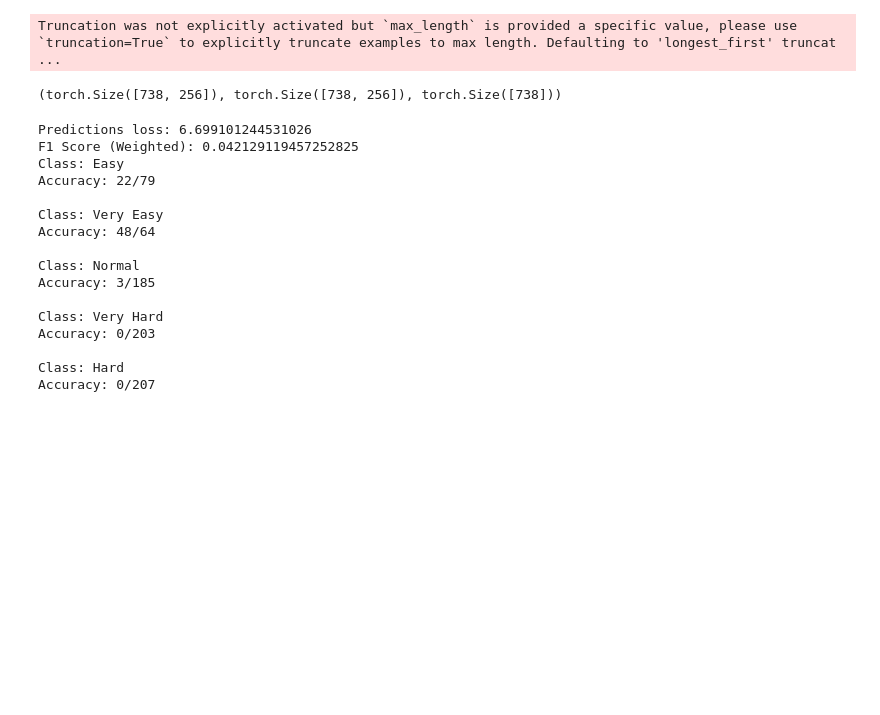
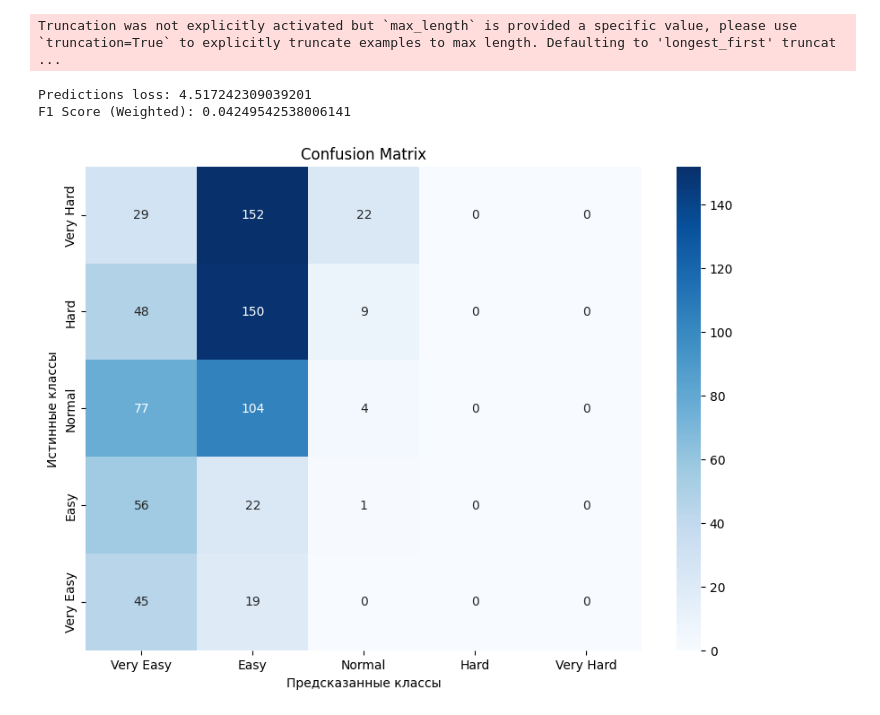
Before and after one commit to AndreyK2001/BERT-Classification, a Jupyter notebook: Classifier.ipynb, the cells around one changed output. Drawn from its saved outputs; the diff is of its cells as text; code cells hidden in the pictures; blank space fills up the shorter version.

```diff
--- a/Classifier.ipynb
+++ b/Classifier.ipynb
@@ -380,10 +325,6 @@ attention_masks_predict = encoded_data_predict['attention_mask']
 labels_predict = torch.tensor(df.label.values)
 # %%
 dataset_predict = TensorDataset(input_ids_predict, attention_masks_predict, labels_predict)
-# %%
-input_ids_predict.shape, attention_masks_predict.shape, labels_predict.shape
-# %% [output]
-(torch.Size([738, 256]), torch.Size([738, 256]), torch.Size([738]))
 # %%
 batch_size = 3
 
@@ -393,23 +334,10 @@ dataloader_predict = DataLoader(dataset_predict,
 # %%
 predict_loss, predictions, true_predict = evaluate(dataloader_predict)
 predict_f1 = f1_score_func(predictions, true_predict)
 print(f'Predictions loss: {predict_loss}')
 print(f'F1 Score (Weighted): {predict_f1}')
-accuracy_per_class(predictions, true_predict)
+plot_confusion_matrix(predictions, true_predict, label_dict)
 # %% [output]
-Predictions loss: 6.699101244531026
-F1 Score (Weighted): 0.042129119457252825
-Class: Easy
-Accuracy: 22/79
-
-Class: Very Easy
-Accuracy: 48/64
-
-Class: Normal
-Accuracy: 3/185
-
-Class: Very Hard
-Accuracy: 0/203
-
-Class: Hard
-Accuracy: 0/207
+Predictions loss: 4.517242309039201
+F1 Score (Weighted): 0.04249542538006141
+[figure, added]
```
Also changed, not shown: parts of 6 cells of this notebook.
